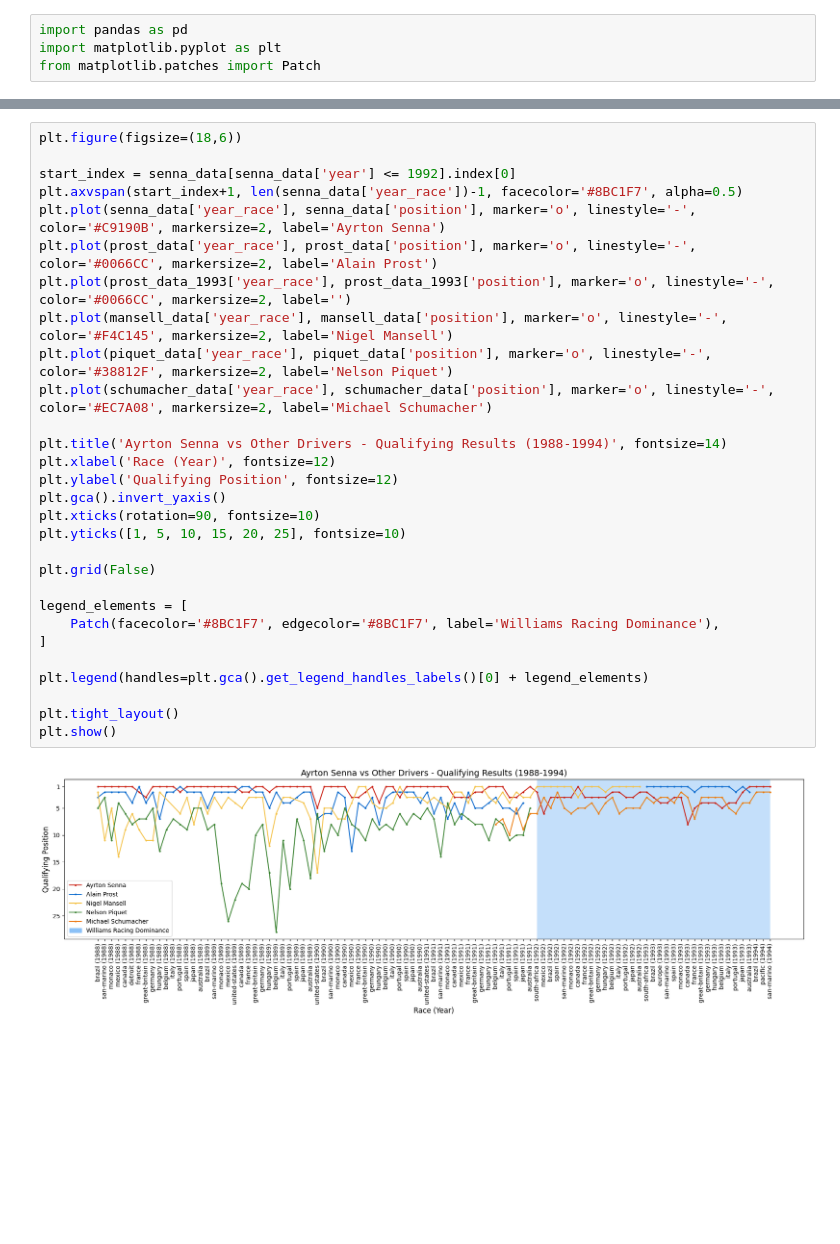
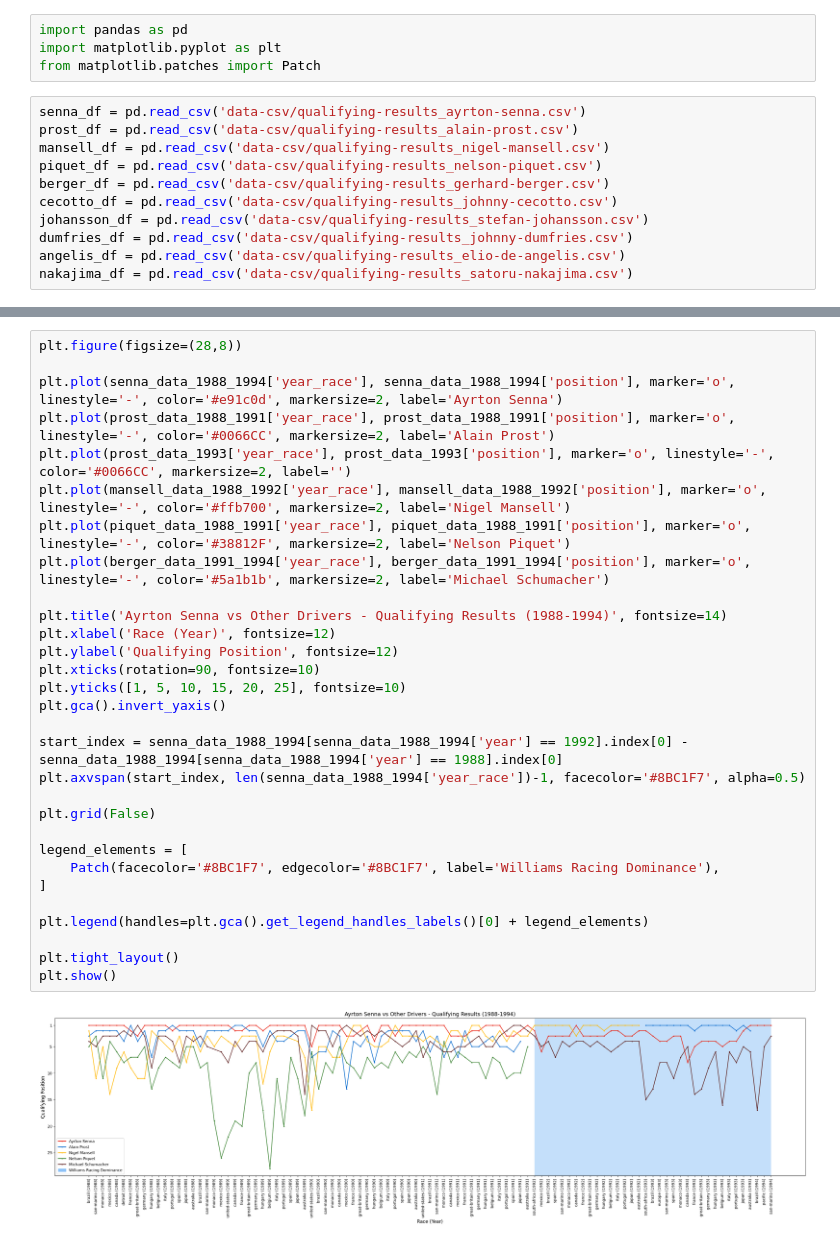
Before and after one commit to thiagodalladea/ayrton-senna-dv, a Jupyter notebook: nb.ipynb, the cells around one changed output, grey strips where cells are left out. Saved outputs shown, nothing was run; the diff lists cells and outputs as text; blank space fills up the shorter version.

Commit message:
new CSVs and new plots

```diff
--- a/nb.ipynb
+++ b/nb.ipynb
@@ -2,4 +2,15 @@
 import pandas as pd
 import matplotlib.pyplot as plt
 from matplotlib.patches import Patch
+# %%
+senna_df = pd.read_csv('data-csv/qualifying-results_ayrton-senna.csv')
+prost_df = pd.read_csv('data-csv/qualifying-results_alain-prost.csv')
+mansell_df = pd.read_csv('data-csv/qualifying-results_nigel-mansell.csv')
+piquet_df = pd.read_csv('data-csv/qualifying-results_nelson-piquet.csv')
+berger_df = pd.read_csv('data-csv/qualifying-results_gerhard-berger.csv')
+cecotto_df = pd.read_csv('data-csv/qualifying-results_johnny-cecotto.csv')
+johansson_df = pd.read_csv('data-csv/qualifying-results_stefan-johansson.csv')
+dumfries_df = pd.read_csv('data-csv/qualifying-results_johnny-dumfries.csv')
+angelis_df = pd.read_csv('data-csv/qualifying-results_elio-de-angelis.csv')
+nakajima_df = pd.read_csv('data-csv/qualifying-results_satoru-nakajima.csv')
 # %%
@@ -39,31 +44,32 @@ schumacher_data['year_race'] = schumacher_data['race'] + " (" + schumacher_data[
 # %%
-plt.figure(figsize=(18,6))
+plt.figure(figsize=(28,8))
 
-start_index = senna_data[senna_data['year'] <= 1992].index[0]
-plt.axvspan(start_index+1, len(senna_data['year_race'])-1, facecolor='#8BC1F7', alpha=0.5)
-plt.plot(senna_data['year_race'], senna_data['position'], marker='o', linestyle='-', color='#C9190B', markersize=2, label='Ayrton Senna')
-plt.plot(prost_data['year_race'], prost_data['position'], marker='o', linestyle='-', color='#0066CC', markersize=2, label='Alain Prost')
+plt.plot(senna_data_1988_1994['year_race'], senna_data_1988_1994['position'], marker='o', linestyle='-', color='#e91c0d', markersize=2, label='Ayrton Senna')
+plt.plot(prost_data_1988_1991['year_race'], prost_data_1988_1991['position'], marker='o', linestyle='-', color='#0066CC', markersize=2, label='Alain Prost')
 plt.plot(prost_data_1993['year_race'], prost_data_1993['position'], marker='o', linestyle='-', color='#0066CC', markersize=2, label='')
-plt.plot(mansell_data['year_race'], mansell_data['position'], marker='o', linestyle='-', color='#F4C145', markersize=2, label='Nigel Mansell')
-plt.plot(piquet_data['year_race'], piquet_data['position'], marker='o', linestyle='-', color='#38812F', markersize=2, label='Nelson Piquet')
-plt.plot(schumacher_data['year_race'], schumacher_data['position'], marker='o', linestyle='-', color='#EC7A08', markersize=2, label='Michael Schumacher')
+plt.plot(mansell_data_1988_1992['year_race'], mansell_data_1988_1992['position'], marker='o', linestyle='-', color='#ffb700', markersize=2, label='Nigel Mansell')
+plt.plot(piquet_data_1988_1991['year_race'], piquet_data_1988_1991['position'], marker='o', linestyle='-', color='#38812F', markersize=2, label='Nelson Piquet')
+plt.plot(berger_data_1991_1994['year_race'], berger_data_1991_1994['position'], marker='o', linestyle='-', color='#5a1b1b', markersize=2, label='Michael Schumacher')
 
 plt.title('Ayrton Senna vs Other Drivers - Qualifying Results (1988-1994)', fontsize=14)
 plt.xlabel('Race (Year)', fontsize=12)
 plt.ylabel('Qualifying Position', fontsize=12)
-plt.gca().invert_yaxis()
 plt.xticks(rotation=90, fontsize=10)
 plt.yticks([1, 5, 10, 15, 20, 25], fontsize=10)
+plt.gca().invert_yaxis()
+
+start_index = senna_data_1988_1994[senna_data_1988_1994['year'] == 1992].index[0] - senna_data_1988_1994[senna_data_1988_1994['year'] == 1988].index[0]
+plt.axvspan(start_index, len(senna_data_1988_1994['year_race'])-1, facecolor='#8BC1F7', alpha=0.5)
 
 plt.grid(False)
 
 legend_elements = [
     Patch(facecolor='#8BC1F7', edgecolor='#8BC1F7', label='Williams Racing Dominance'),
 ]
 
 plt.legend(handles=plt.gca().get_legend_handles_labels()[0] + legend_elements)
 
 plt.tight_layout()
 plt.show()
 # %% [output]
-[figure, old version]
+[figure, new version]
```
Also changed, not shown: parts of 8 cells of this notebook, 8 other files.
